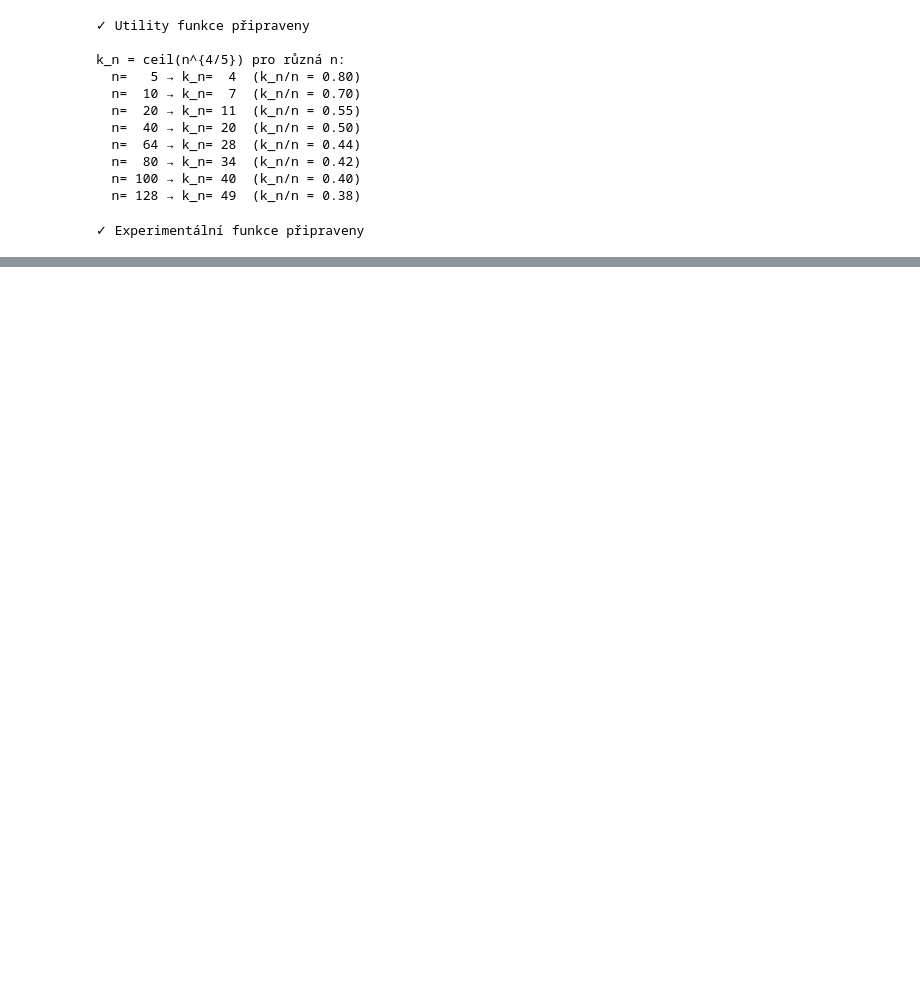
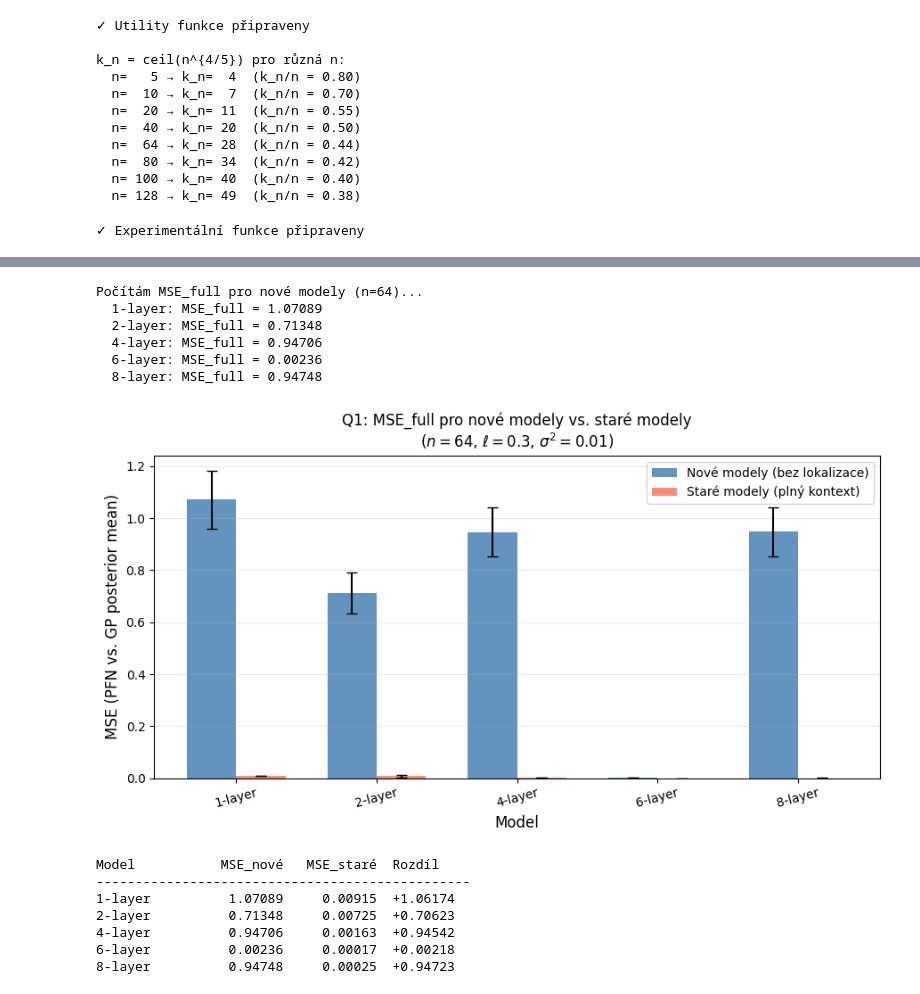
Before and after one commit to gulierus/VU_RG, a Jupyter notebook: experiments/Experiment_5_from_GP2.ipynb, the cells around one changed output, grey strips where cells are left out. Drawn from its saved outputs; the diff is of its cells as text; code cells hidden in the pictures; blank space fills up the shorter version.

```diff
--- a/experiments/Experiment_5_from_GP2.ipynb
+++ b/experiments/Experiment_5_from_GP2.ipynb
@@ -668,0 +832,22 @@ Model           bias²_full    bias²_kn     Změna bias²
+# %%
+# =============================================
+# NAČTENÍ NOVÝCH MODELŮ
+# =============================================
+
+NEW_MODEL_PATHS = {
+    '1-layer': os.path.join('models', 'pfn_localized_rand_hps', 'pfn_gp_1Lmodel.pth'),
+    '2-layer': os.path.join('models', 'pfn_localized_rand_hps', 'pfn_gp_2Lmodel.pth'),
+    '4-layer': os.path.join('models', 'pfn_localized_rand_hps', 'pfn_gp_4Lmodel.pth'),
+    '6-layer': os.path.join('models', 'pfn_localized_rand_hps', 'pfn_gp_6Lmodel.pth'),
+    '8-layer': os.path.join('models', 'pfn_localized_rand_hps', 'pfn_gp_8Lmodel.pth'),
+}
+
+print('Načítám nové modely...')
+NEW_MODELS = {}
+for name, path in NEW_MODEL_PATHS.items():
+    if os.path.exists(path):
+        NEW_MODELS[name], _ = load_for_inference(path, device)
+    else:
+        print(f'  ⚠ Nenalezeno: {path}')
+
+print(f'\n✓ Načteno {len(NEW_MODELS)} nových modelů: {list(NEW_MODELS.keys())}')
@@ -668,0 +872,24 @@ Model           bias²_full    bias²_kn     Změna bias²
+# %%
+# =============================================
+# ── NOVÉ MODELY ── Q1: MSE_full per model (bez lokalizace)
+# =============================================
+
+print(f'Počítám MSE_full pro nové modely (n={N_FIXED})...')
+q1_new_full = compute_mse_full_all(NEW_MODELS, datasets_q1, HPS, device)
+
+plot_q1_new_models(q1_new_full, old_models_mse_full, N_FIXED, HPS)
+# %% [output]
+Počítám MSE_full pro nové modely (n=64)...
+  1-layer: MSE_full = 1.07089
+  2-layer: MSE_full = 0.71348
+  4-layer: MSE_full = 0.94706
+  6-layer: MSE_full = 0.00236
+  8-layer: MSE_full = 0.94748
+[figure, added]
+Model           MSE_nové   MSE_staré  Rozdíl
+------------------------------------------------
+1-layer          1.07089     0.00915  +1.06174
+2-layer          0.71348     0.00725  +0.70623
+4-layer          0.94706     0.00163  +0.94542
+6-layer          0.00236     0.00017  +0.00218
+8-layer          0.94748     0.00025  +0.94723
```
Also changed, not shown: parts of 12 cells of this notebook, 6 other files.
